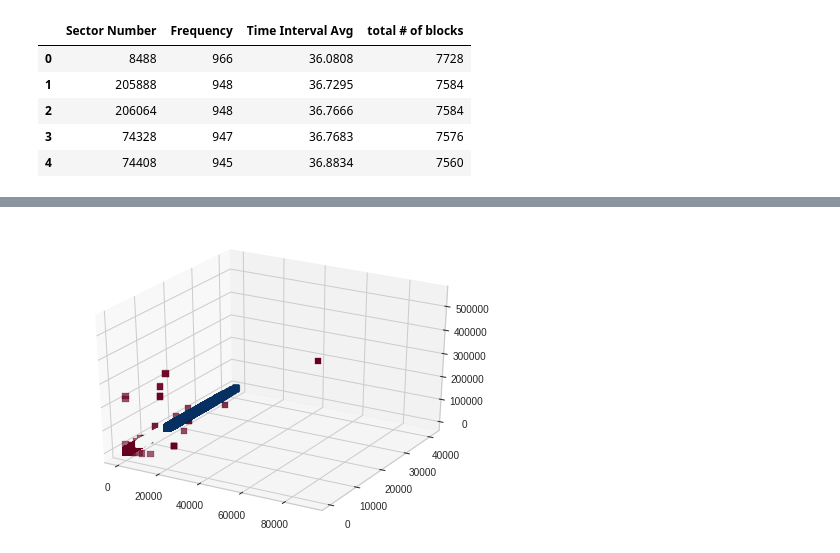
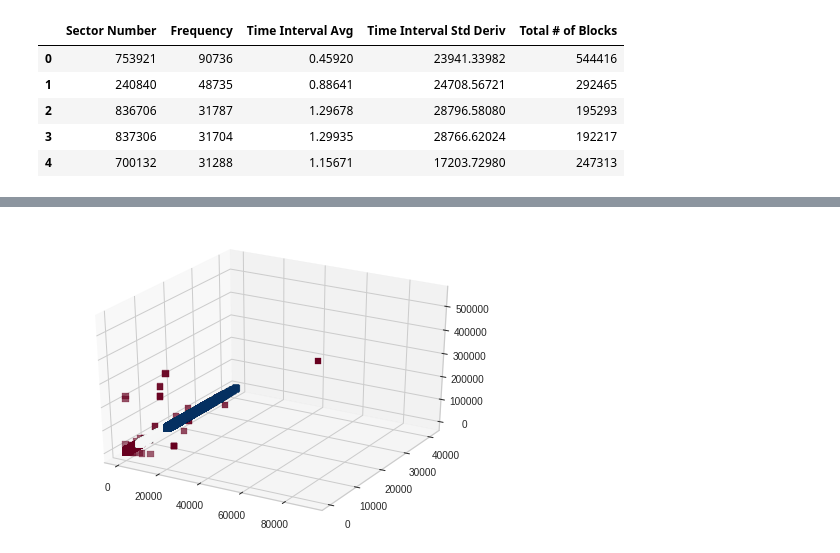
Before and after one commit to skele2k/grad-project, a Jupyter notebook: data/clustering/kmeansskCoLab.ipynb, the cells around one changed output, grey strips where cells are left out. Cells and saved outputs as stored; diff of their text form; code cells hidden in the pictures.

```diff
--- a/data/clustering/kmeansskCoLab.ipynb
+++ b/data/clustering/kmeansskCoLab.ipynb
@@ -12,11 +13,11 @@ Drive already mounted at /content/drive; to attempt to forcibly remount, call dr
 # %%
-dataFile = pd.read_csv("/content/drive/MyDrive/Colab Notebooks/trainDataConv.csv")
+dataFile = pd.read_csv("/content/drive/MyDrive/Colab Notebooks/testData.csv")
 dataFile.head()
 # %% [output]
-|  | Sector Number | Frequency | Time Interval Avg | total # of blocks |
-| 0 | 8488 | 966 | 36.0808 | 7728 |
-| 1 | 205888 | 948 | 36.7295 | 7584 |
-| 2 | 206064 | 948 | 36.7666 | 7584 |
-| 3 | 74328 | 947 | 36.7683 | 7576 |
-| 4 | 74408 | 945 | 36.8834 | 7560 |
+|  | Sector Number | Frequency | Time Interval Avg | Time Interval Std Deriv | Total # of Blocks |
+| 0 | 753921 | 90736 | 0.45920 | 23941.33982 | 544416 |
+| 1 | 240840 | 48735 | 0.88641 | 24708.56721 | 292465 |
+| 2 | 836706 | 31787 | 1.29678 | 28796.58080 | 195293 |
+| 3 | 837306 | 31704 | 1.29935 | 28766.62024 | 192217 |
+| 4 | 700132 | 31288 | 1.15671 | 17203.72980 | 247313 |
 # %%
```
Also changed, not shown: parts of 7 cells of this notebook, 24 other files.
